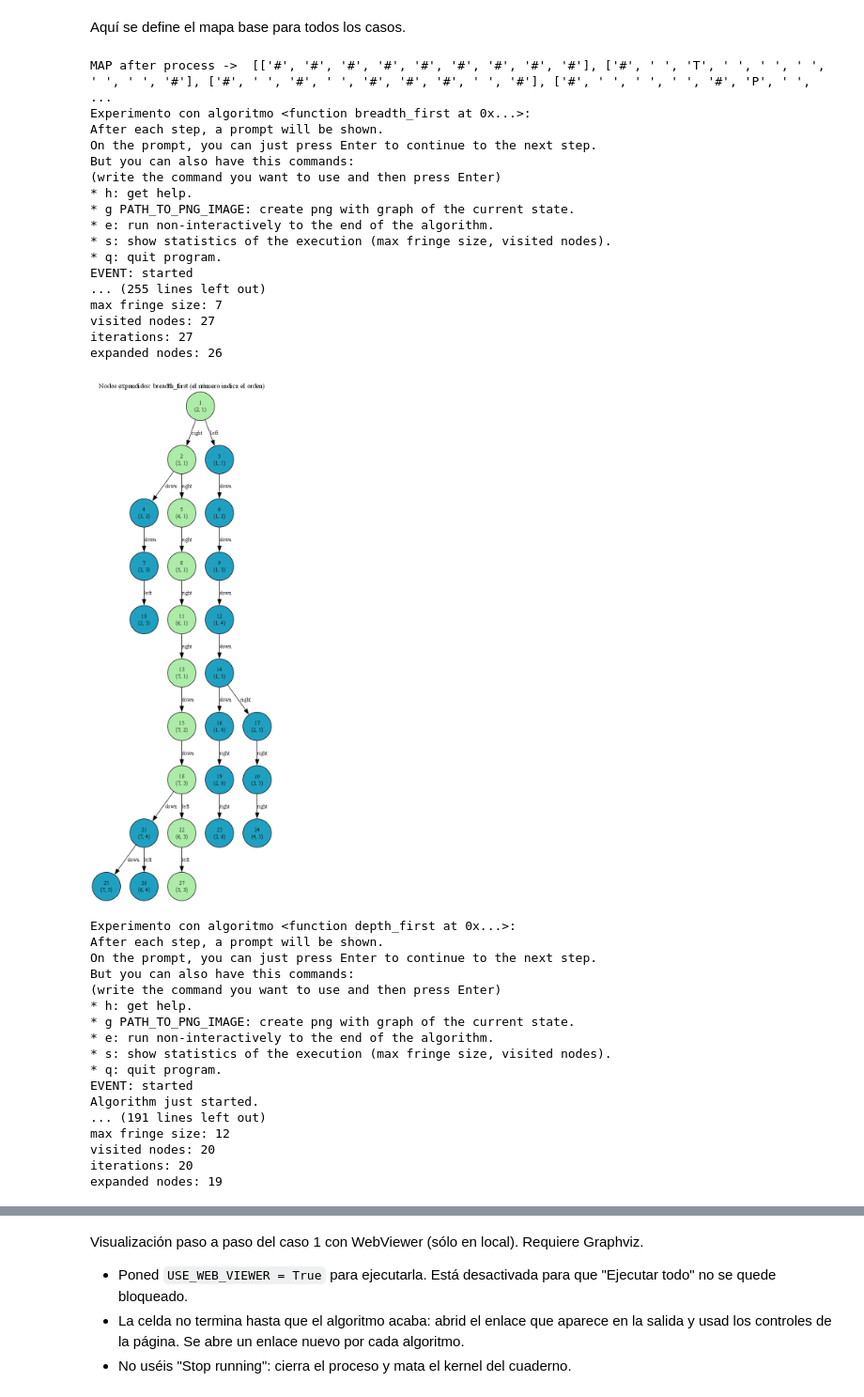
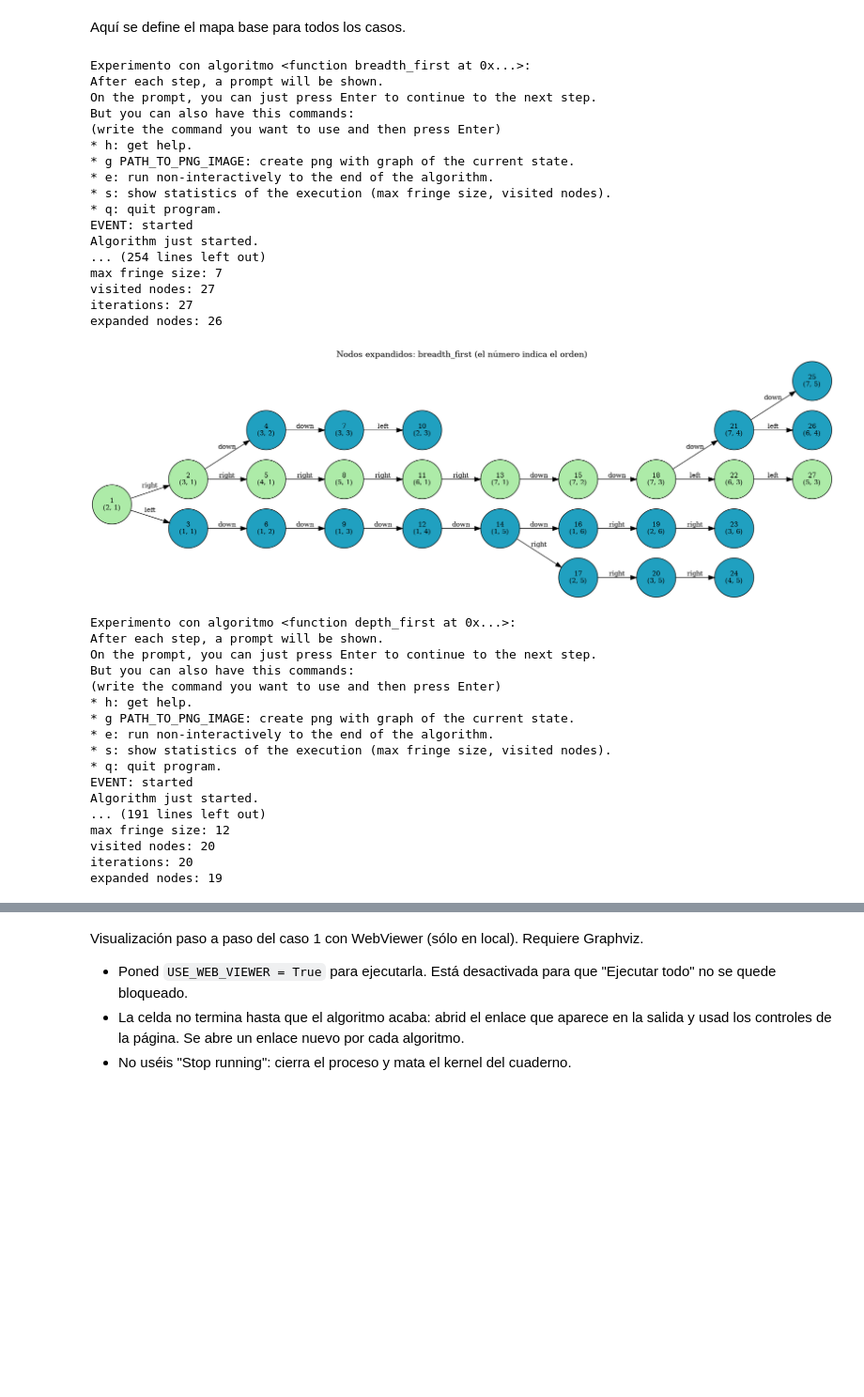
Before and after one commit to abarra/rpa, a Jupyter notebook: Actividad_1/Development/Cuaderno_Actividad_1_Búsqueda_v5.ipynb, the cells around one changed output, grey strips where cells are left out. Shown at 94% size. Cells and saved outputs as stored; diff of their text form; code cells hidden in the pictures; blank space fills up the shorter version.

```diff
--- a/Actividad_1/Development/Cuaderno_Actividad_1_Búsqueda_v5.ipynb
+++ b/Actividad_1/Development/Cuaderno_Actividad_1_Búsqueda_v5.ipynb
@@ -173,7 +173,8 @@ class ExpandedTreeViewer(ConsoleViewer):
         super(ExpandedTreeViewer, self).handle_chosen_node(node, is_goal)
         self.chosen_nodes.append(node)
 
-    def build_expanded_tree(self, title):
+    # rankdir: 'LR' dibuja el árbol de izquierda a derecha, 'TB' de arriba abajo
+    def build_expanded_tree(self, title, rankdir='LR'):
         from pydot import Dot, Edge, Node
 
         solution_path = set()
@@ -182,7 +183,7 @@ class ExpandedTreeViewer(ConsoleViewer):
             solution_path.add(id(node))
             node = node.parent
 
-        graph = Dot(graph_type='digraph', label=title, labelloc='t')
+        graph = Dot(graph_type='digraph', label=title, labelloc='t', rankdir=rankdir)
         # Se usa id(node) porque dos nodos distintos pueden tener el mismo estado
         for order, node in enumerate(self.chosen_nodes, 1):
             color = self.solution_color if id(node) in solution_path else self.fringe_color
@@ -199,11 +200,11 @@ class ExpandedTreeViewer(ConsoleViewer):
                                     fontsize=self.font_size))
         return graph
 
-    def show_expanded_tree(self, title):
+    def show_expanded_tree(self, title, rankdir='LR'):
         if shutil.which('dot') is None:
             print("No se puede dibujar el árbol: falta el ejecutable 'dot' de Graphviz en el PATH")
             return
-        display(Image(self.build_expanded_tree(title).create_png()))
+        display(Image(self.build_expanded_tree(title, rankdir).create_png()))
 
 
 # Se elige un puerto libre en cada viewer: el servidor de WebViewer sigue vivo
@@ -217,9 +218,11 @@ def local_web_viewer():
     return WebViewer(host='127.0.0.1', port=port)
 
 
-def main(MAP_ASCII,COSTS,algorithms,heuristic_number=1,viewer_factory=BaseViewer):
+# rankdirs: orientación del árbol por algoritmo, p.ej. {'depth_first': 'TB'}.
+# Por defecto 'LR'; 'TB' para los árboles muy alargados
+def main(MAP_ASCII,COSTS,algorithms,heuristic_number=1,viewer_factory=BaseViewer,rankdirs=None):
     MAP = [list(x) for x in MAP_ASCII.split("\n") if x]
-    print("MAP after process -> ", MAP)
+    #print("MAP after process -> ", MAP)
     for algorithm in algorithms:
       problem = GameWalkPuzzle(MAP,COSTS,heuristic_number)
       used_viewer=viewer_factory()
@@ -232,7 +235,8 @@ def main(MAP_ASCII,COSTS,algorithms,heuristic_number=1,viewer_factory=BaseViewer
       result = algorithm(problem, graph_search=True,viewer=used_viewer)
       resultado_experimento(problem,MAP,result,used_viewer)
       if isinstance(used_viewer,ExpandedTreeViewer):
-          used_viewer.show_expanded_tree("Nodos expandidos: {} (el número indica el orden)".format(algorithm.__name__))
+          rankdir=(rankdirs or {}).get(algorithm.__name__,'LR')
+          used_viewer.show_expanded_tree("Nodos expandidos: {} (el número indica el orden)".format(algorithm.__name__),rankdir)
 # %% [markdown]
 Aquí se define el mapa base para todos los casos.
 # %%
@@ -253,37 +257,37 @@ MAP_ASCII_ORIG = """
 # Configuración y llamada para el caso 1
 # Se ejecutan los algoritmos de búsqueda en amplitud y búsqueda en profundidad
 
 MAP_ASCII=MAP_ASCII_ORIG
 COSTS = {
     "up": 1.0,
     "down": 1.0,
     "right": 1.0,
     "left": 1.0,
 }
 
 algorithms=(breadth_first,depth_first)
 COSTS_CASO_1=COSTS
 algorithms_caso_1=algorithms
-main (MAP_ASCII,COSTS,algorithms,viewer_factory=ExpandedTreeViewer)
+main (MAP_ASCII,COSTS,algorithms,viewer_factory=ExpandedTreeViewer,rankdirs={'depth_first': 'TB'})
 # %% [output]
-MAP after process ->  [['#', '#', '#', '#', '#', '#', '#', '#', '#'], ['#', ' ', 'T', ' ', ' ', ' ', ' ', ' ', '#'], ['#', ' ', '#', ' ', '#', '#', '#', ' ', '#'], ['#', ' ', ' ', ' ', '#', 'P', ' ',  ...
 Experimento con algoritmo <function breadth_first at 0x...>:
 After each step, a prompt will be shown.
 On the prompt, you can just press Enter to continue to the next step.
 But you can also have this commands:
 (write the command you want to use and then press Enter)
 * h: get help.
 * g PATH_TO_PNG_IMAGE: create png with graph of the current state.
 * e: run non-interactively to the end of the algorithm.
 * s: show statistics of the execution (max fringe size, visited nodes).
 * q: quit program.
 EVENT: started
-... (255 lines left out)
+Algorithm just started.
+... (254 lines left out)
 max fringe size: 7
 visited nodes: 27
 iterations: 27
 expanded nodes: 26
-[figure, old version]
+[figure, new version]
 Experimento con algoritmo <function depth_first at 0x...>:
 After each step, a prompt will be shown.
 On the prompt, you can just press Enter to continue to the next step.
```
Also changed, not shown: parts of 5 cells of this notebook, 8 other files.
